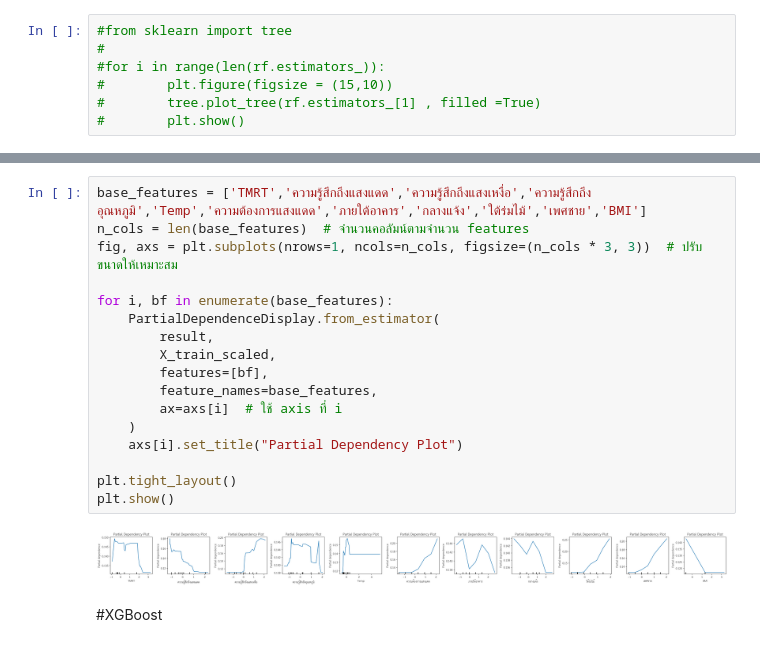
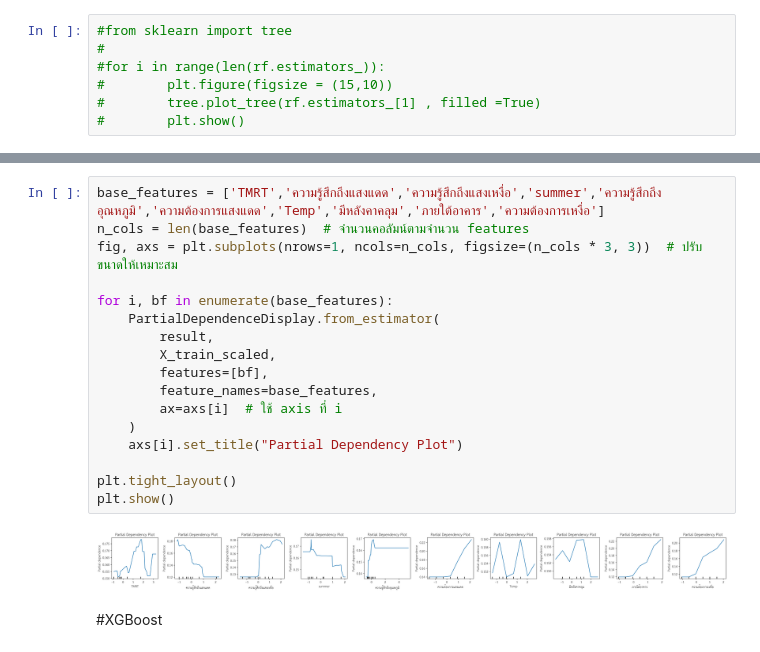
Before and after one commit to Thipwadee/Project2, a Jupyter notebook: TA_Clf_Models_Explained.ipynb, the cells around one changed output, grey strips where cells are left out. Cells and saved outputs as stored; diff of their text form.

```diff
--- a/TA_Clf_Models_Explained.ipynb
+++ b/TA_Clf_Models_Explained.ipynb
@@ -523,22 +525,22 @@ shap.summary_plot(shapValues, X_train_res, plot_type = 'bar')
 # %%
-base_features = ['TMRT','ความรู้สึกถึงแสงแดด','ความรู้สึกถึงแสงเหงื่อ','ความรู้สึกถึงอุณหภูมิ','Temp','ความต้องการแสงแดด','ภายใต้อาคาร','กลางแจ้ง','ใต้ร่มไม้','เพศชาย','BMI']
+base_features = ['TMRT','ความรู้สึกถึงแสงแดด','ความรู้สึกถึงแสงเหงื่อ','summer','ความรู้สึกถึงอุณหภูมิ','ความต้องการแสงแดด','Temp','มีหลังคาคลุม','ภายใต้อาคาร','ความต้องการเหงื่อ']
 n_cols = len(base_features)  # จำนวนคอลัมน์ตามจำนวน features
 fig, axs = plt.subplots(nrows=1, ncols=n_cols, figsize=(n_cols * 3, 3))  # ปรับขนาดให้เหมาะสม
 
 for i, bf in enumerate(base_features):
     PartialDependenceDisplay.from_estimator(
         result,
         X_train_scaled,
         features=[bf],
         feature_names=base_features,
         ax=axs[i]  # ใช้ axis ที่ i
     )
     axs[i].set_title("Partial Dependency Plot")
 
 plt.tight_layout()
 plt.show()
 # %% [output]
-[figure, old version]
+[figure, new version]
 # %% [markdown]
 #XGBoost
 # %%
```
Also changed, not shown: parts of 5 cells of this notebook.
